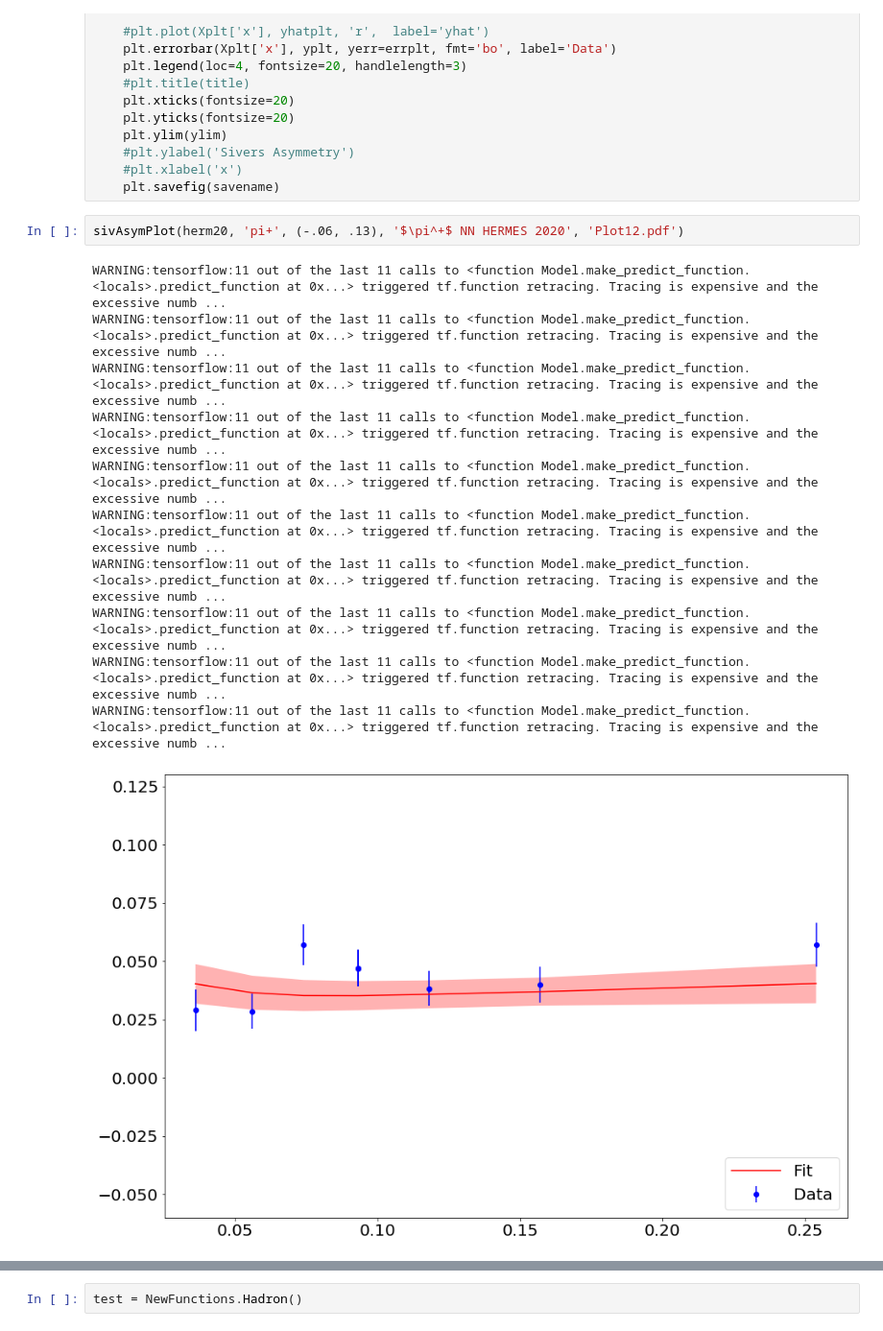
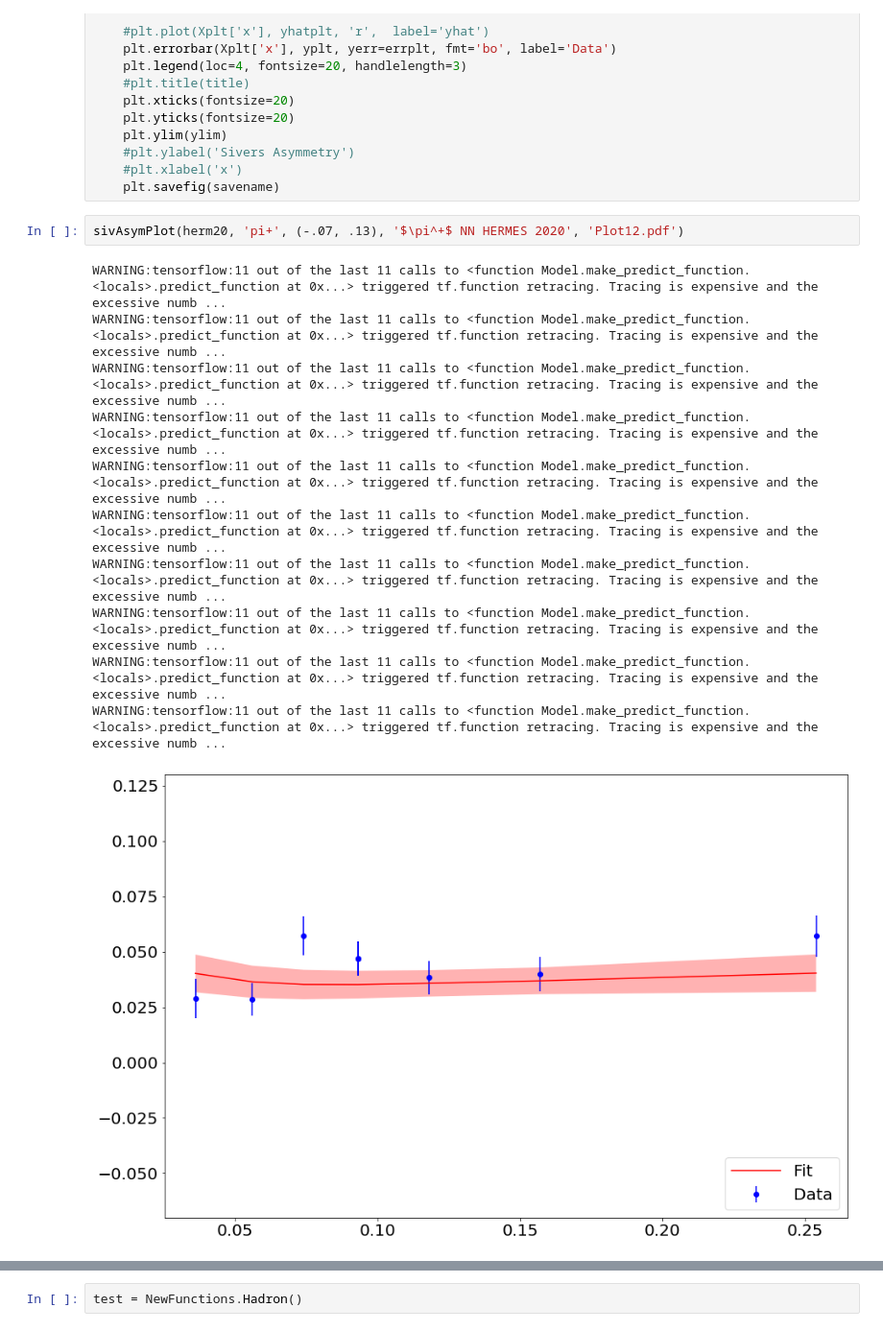
Before and after one commit to ncn6mq/Sivers, a Jupyter notebook: FinalPlots.ipynb, the cells around one changed output, grey strips where cells are left out. Shown: that part at 96% size. Drawn from its saved outputs; the diff is of its cells as text.

```diff
--- a/FinalPlots.ipynb
+++ b/FinalPlots.ipynb
@@ -445,17 +445,17 @@ def sivAsymPlot(df, hadron, ylim, title, savename, numSigma=2):
     #plt.xlabel('x')
     plt.savefig(savename)
 # %%
-sivAsymPlot(herm20, 'pi+', (-.06, .13), '$\pi^+$ NN HERMES 2020', 'Plot12.pdf')
+sivAsymPlot(herm20, 'pi+', (-.07, .13), '$\pi^+$ NN HERMES 2020', 'Plot12.pdf')
 # %% [output]
 WARNING:tensorflow:11 out of the last 11 calls to <function Model.make_predict_function.<locals>.predict_function at 0x...> triggered tf.function retracing. Tracing is expensive and the excessive numb ...
 WARNING:tensorflow:11 out of the last 11 calls to <function Model.make_predict_function.<locals>.predict_function at 0x...> triggered tf.function retracing. Tracing is expensive and the excessive numb ...
 WARNING:tensorflow:11 out of the last 11 calls to <function Model.make_predict_function.<locals>.predict_function at 0x...> triggered tf.function retracing. Tracing is expensive and the excessive numb ...
 WARNING:tensorflow:11 out of the last 11 calls to <function Model.make_predict_function.<locals>.predict_function at 0x...> triggered tf.function retracing. Tracing is expensive and the excessive numb ...
 WARNING:tensorflow:11 out of the last 11 calls to <function Model.make_predict_function.<locals>.predict_function at 0x...> triggered tf.function retracing. Tracing is expensive and the excessive numb ...
 WARNING:tensorflow:11 out of the last 11 calls to <function Model.make_predict_function.<locals>.predict_function at 0x...> triggered tf.function retracing. Tracing is expensive and the excessive numb ...
 WARNING:tensorflow:11 out of the last 11 calls to <function Model.make_predict_function.<locals>.predict_function at 0x...> triggered tf.function retracing. Tracing is expensive and the excessive numb ...
 WARNING:tensorflow:11 out of the last 11 calls to <function Model.make_predict_function.<locals>.predict_function at 0x...> triggered tf.function retracing. Tracing is expensive and the excessive numb ...
 WARNING:tensorflow:11 out of the last 11 calls to <function Model.make_predict_function.<locals>.predict_function at 0x...> triggered tf.function retracing. Tracing is expensive and the excessive numb ...
 WARNING:tensorflow:11 out of the last 11 calls to <function Model.make_predict_function.<locals>.predict_function at 0x...> triggered tf.function retracing. Tracing is expensive and the excessive numb ...
-[figure, old version]
+[figure, new version]
 # %%
```
Also changed, not shown: parts of 4 cells of this notebook, 3 other files.
